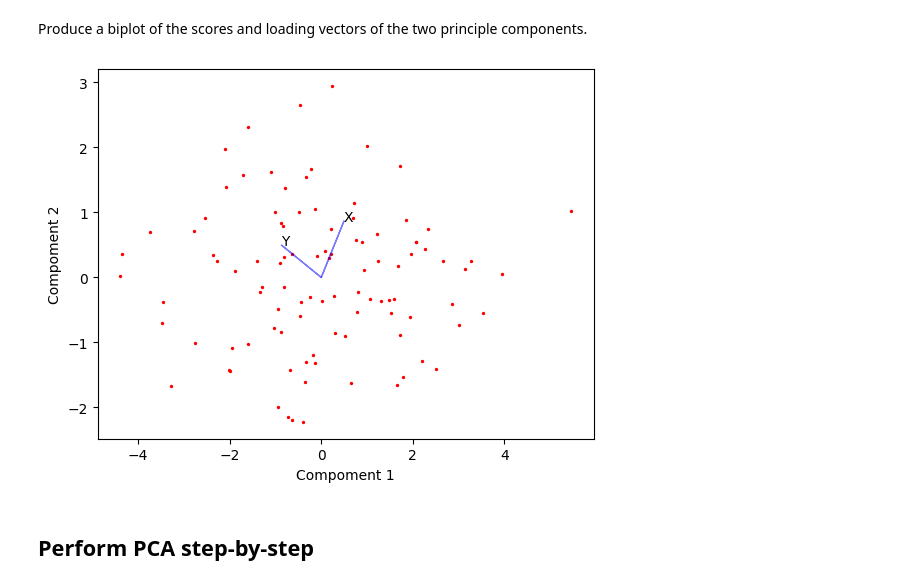
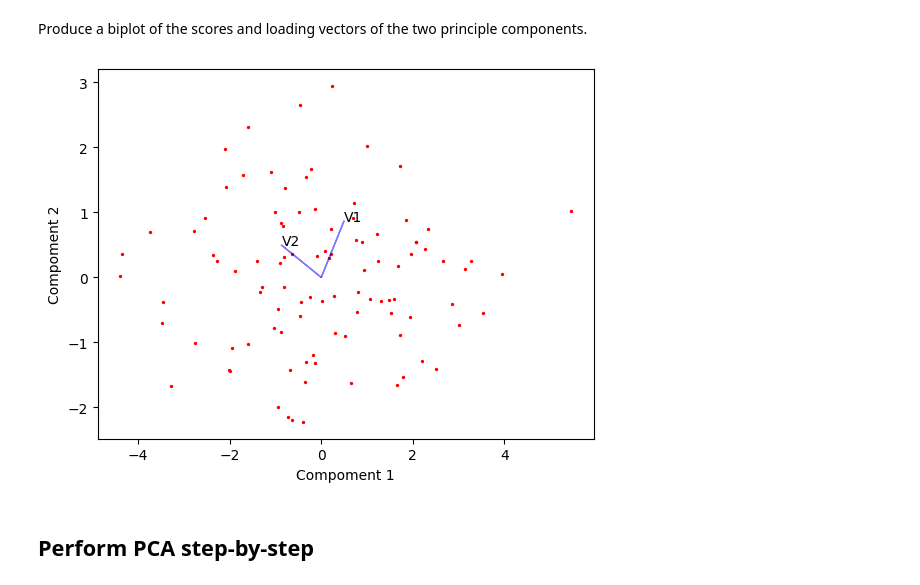
Before and after one commit to gundermann/DML_notebooks, a Jupyter notebook: assignments/assignment2.ipynb, the cells around one changed output. Saved outputs shown, nothing was run; the diff lists cells and outputs as text; code cells hidden in the pictures.

```diff
--- a/assignments/assignment2.ipynb
+++ b/assignments/assignment2.ipynb
@@ -101,21 +103,21 @@ Produce a biplot of the scores and loading vectors of the two principle componen
 # %%
 plt.scatter(score[:,0], score[:,1], c='r', s=2)
 
-x1 = loading_vector[0, 0]
-y1 = loading_vector[0, 1]
+x1 = loading_vector[0,0]
+y1 = loading_vector[0,1]
 plt.arrow(0, 0, x1, y1, color='b', alpha=0.5)
-plt.text(x1, y1, "X")
+plt.text(x1, y1, "V1")
 
-x2 = loading_vector[1, 0]
-y2 = loading_vector[1, 1]
+x2 = loading_vector[1,0]
+y2 = loading_vector[1,1]
 plt.arrow(0, 0, x2, y2, color='b', alpha=0.5)
-plt.text(x2, y2, "Y")
+plt.text(x2, y2, "V2")
 
 plt.xlabel('Compoment 1')
 plt.ylabel('Compoment 2')
 plt.show()
 # %% [output]
-[figure, old version]
+[figure, new version]
 # %% [markdown]
 ## Perform PCA step-by-step
 # %% [markdown]
```
Also changed, not shown: parts of 35 cells of this notebook.
